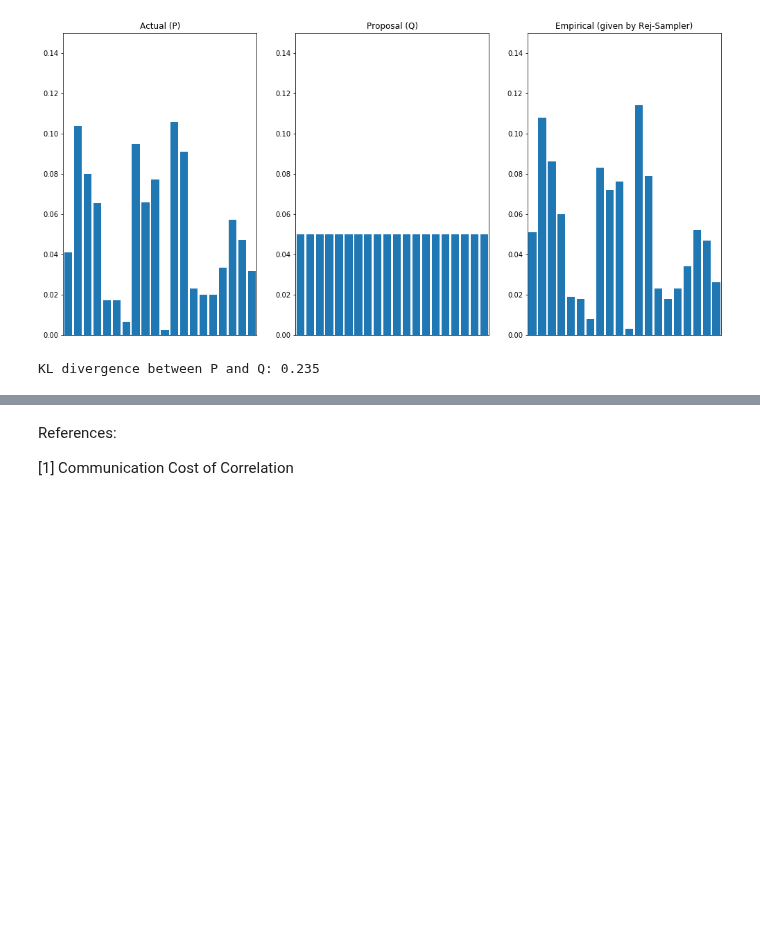
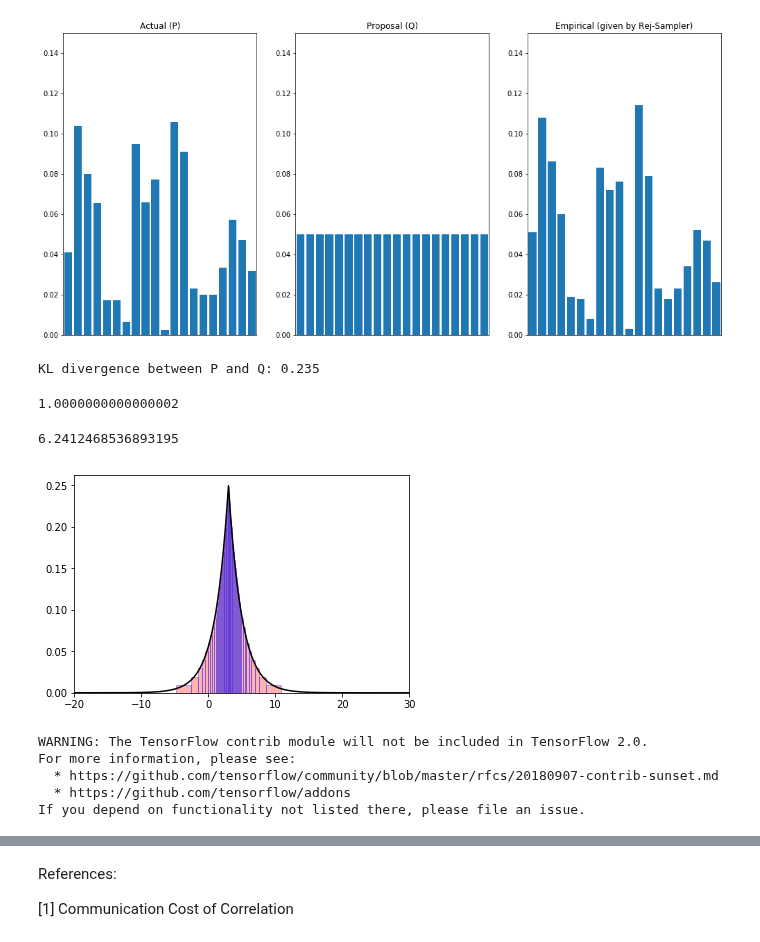
Before and after one commit to gergely-flamich/miracle-compression, a Jupyter notebook: code/rejection-sampling.ipynb, the cells around one changed output, grey strips where cells are left out. Drawn from its saved outputs; the diff is of its cells as text; code cells hidden in the pictures; blank space fills up the shorter version.

Commit message:
Added rejection sampling for continuous distributions in the loc-scale family

```diff
--- a/code/rejection-sampling.ipynb
+++ b/code/rejection-sampling.ipynb
@@ -132,3 +132,78 @@ print("KL divergence between P and Q: {:.3f}".format(kl_divergence(P, Q)))
 # %% [output]
 [figure]
 KL divergence between P and Q: 0.235
+# %%
+delta = 2e-2
+b = 2
+mu = 3
+
+def laplace_pdf(x, mu, b):
+    return 1. / (2 * b) * np.exp(-np.abs(x - mu) / b)
+
+def laplace_cdf(x, mu, b):
+    ind = (x > mu).astype(np.float32)
+
+    return (1 - ind) * (0.5 * np.exp(-(mu - x) / b)) + ind * (1 - 0.5 * np.exp(-(x - mu) / b))
+
+def laplace_quantile(p, loc, scale):
+
+    return loc - scale * np.sign(p - 0.5) * np.log(1 - 2 * np.abs(p - 0.5))
+
+def pos_bin_edge(a, delta, mu, b):
+    return mu - b * np.log(1 - 2 * a * delta)
+
+def neg_bin_edge(a, delta, mu, b):
+    return mu + b * np.log(1 - 2 * a * delta)
+
+num_bins = (np.floor(1 / delta) + 1) // 2
+
+pos_bin_edges = pos_bin_edge(np.arange(num_bins) + 0.5, delta, mu, b)
+neg_bin_edges = neg_bin_edge(np.arange(num_bins) + 0.5, delta, mu, b)
+
+bin_edges = np.concatenate((neg_bin_edges[::-1], pos_bin_edges))
+
+widths = bin_edges[1:] - bin_edges[:-1]
+widths = np.concatenate((100 * np.ones((1,)), widths, 100 * np.ones((1,))))
+
+bin_edges = np.concatenate((bin_edges[:1] - 100, bin_edges))
+
+heights = delta / widths
+
+heights[0] /= 2
+heights[-1] /= 2
+
+xs = np.linspace(-30, 40, 1000)
+
+plt.plot(xs,
+         laplace_pdf(xs, mu, b),
+         color='k')
+
+plt.bar(x=bin_edges,
+        height=heights,
+        width=widths,
+        align="edge",
+        alpha=0.3,
+        color='r',
+        edgecolor='b')
+
+plt.xlim([-20, 30])
+
+print(np.sum(widths*heights))
+
+np.sum(heights)
+# %% [output]
+1.0000000000000002
+6.2412468536893195
+[figure, added]
+# %%
+import tensorflow as tf
+import tensorflow_probability as tfp
+tfd = tfp.distributions
+
+tf.enable_eager_execution()
+# %% [output]
+WARNING: The TensorFlow contrib module will not be included in TensorFlow 2.0.
+For more information, please see:
+  * https://github.com/tensorflow/community/blob/master/rfcs/20180907-contrib-sunset.md
+  * https://github.com/tensorflow/addons
+If you depend on functionality not listed there, please file an issue.
```
Also changed, not shown: parts of 8 cells of this notebook.
